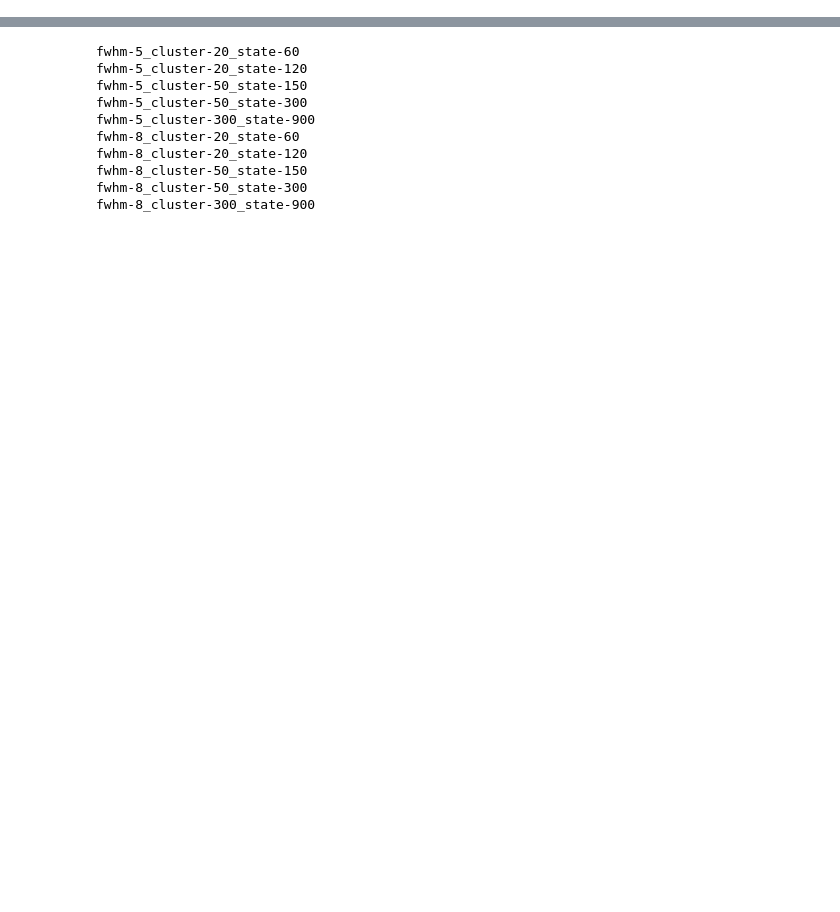
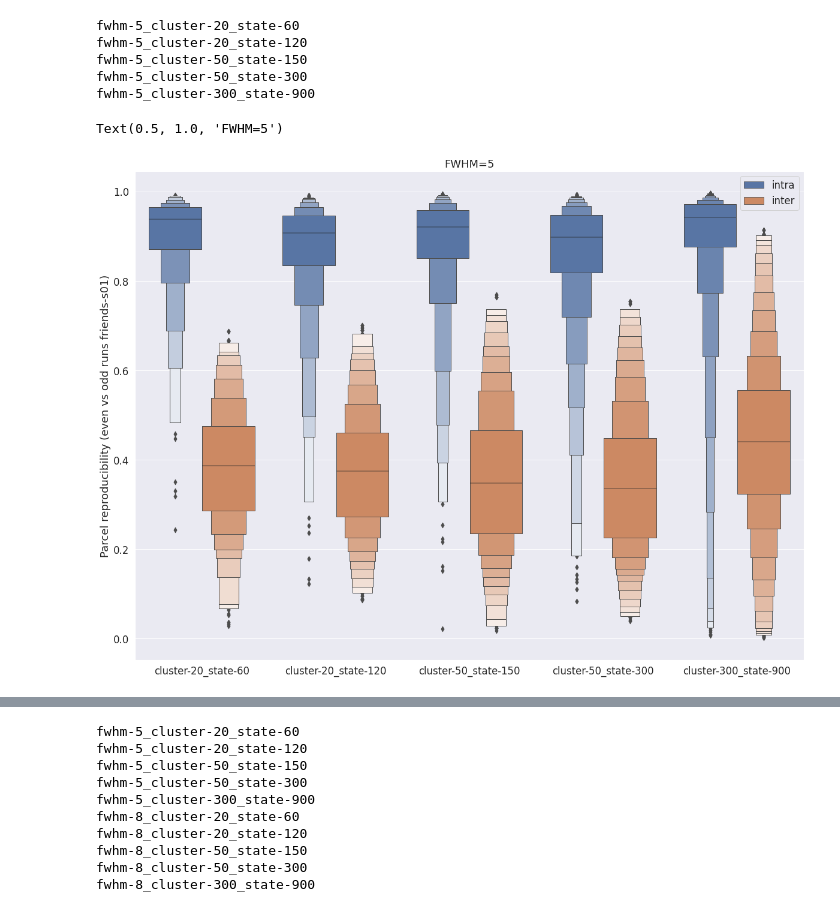
Before and after one commit to courtois-neuromod/cneuromod_embeddings, a Jupyter notebook: fig_repro_friends-s01.ipynb, the cells around one changed output, grey strips where cells are left out. Drawn from its saved outputs; the diff is of its cells as text; code cells hidden in the pictures; blank space fills up the shorter version.

```diff
--- a/fig_repro_friends-s01.ipynb
+++ b/fig_repro_friends-s01.ipynb
@@ -6,2 +9,2 @@ from dypac_utils import visu_repro, load_dypac
 # %%
-root_data = '/data/cisl/pbellec/cneuromod_embeddings/xp_202012/friends-s01_reproducibility/'
+root_data = '/data/cisl/pbellec/cneuromod_embeddings/xp_202012/repro_friends-s01'
@@ -7,0 +16,51 @@ root_data = '/data/cisl/pbellec/cneuromod_embeddings/xp_202012/friends-s01_repro
+# %%
+def parameter_keys(fwhm=[5]):
+    cluster = (20, 20, 50, 50, 300)
+    state = (60, 120, 150, 300, 900)
+    list_keys = []
+    for numf in range(len(fwhm)):
+        for nump in range(len(cluster)):
+            list_keys.append(f'fwhm-{fwhm[numf]}_cluster-{cluster[nump]}_state-{state[nump]}')
+    return list_keys
+# %%
+import re
+def load_repro(root_data, list_keys, skip_fwhm=True):
+    val = np.array([])
+    all_label = np.array([])
+    type_comp = np.array([])
+
+    for key in list_keys:
+        print(key)
+        file_repro = os.path.join(root_data, f'Rmatch_{key}.p')
+        R = pickle.load(open(file_repro, 'rb'))
+        for sub1 in list_subject:
+            for sub2 in list_subject:
+                match_val = np.max(R[sub1][sub2], axis=1)
+                val = np.append(val, match_val)
+                if skip_fwhm:
+                    label = re.search('.......(.+)', key).group(1)
+                else:
+                    label = key
+                all_label = np.append(all_label, np.repeat(label, match_val.shape[0]))
+                if sub1 == sub2:
+                    type_comp = np.append(type_comp, np.repeat('intra', match_val.shape[0]))
+                else:
+                    type_comp = np.append(type_comp, np.repeat('inter', match_val.shape[0]))
+    return val, all_label, type_comp
+# %%
+list_keys = parameter_keys([5])
+val, all_label, type_comp = load_repro(root_data, list_keys)
+sns.set_theme(style="whitegrid")
+sns.set(font_scale=1.5)
+fig = plt.figure(figsize=(20, 15))
+sns.boxenplot(x=all_label, y=val, hue=type_comp, scale='area')
+plt.ylabel('Parcel reproducibility (even vs odd runs friends-s01)')
+plt.title('FWHM=5')
+# %% [output]
+fwhm-5_cluster-20_state-60
+fwhm-5_cluster-20_state-120
+fwhm-5_cluster-50_state-150
+fwhm-5_cluster-50_state-300
+fwhm-5_cluster-300_state-900
+Text(0.5, 1.0, 'FWHM=5')
+[figure, added]
```
Also changed, not shown: parts of 15 cells of this notebook, 1 other file.
